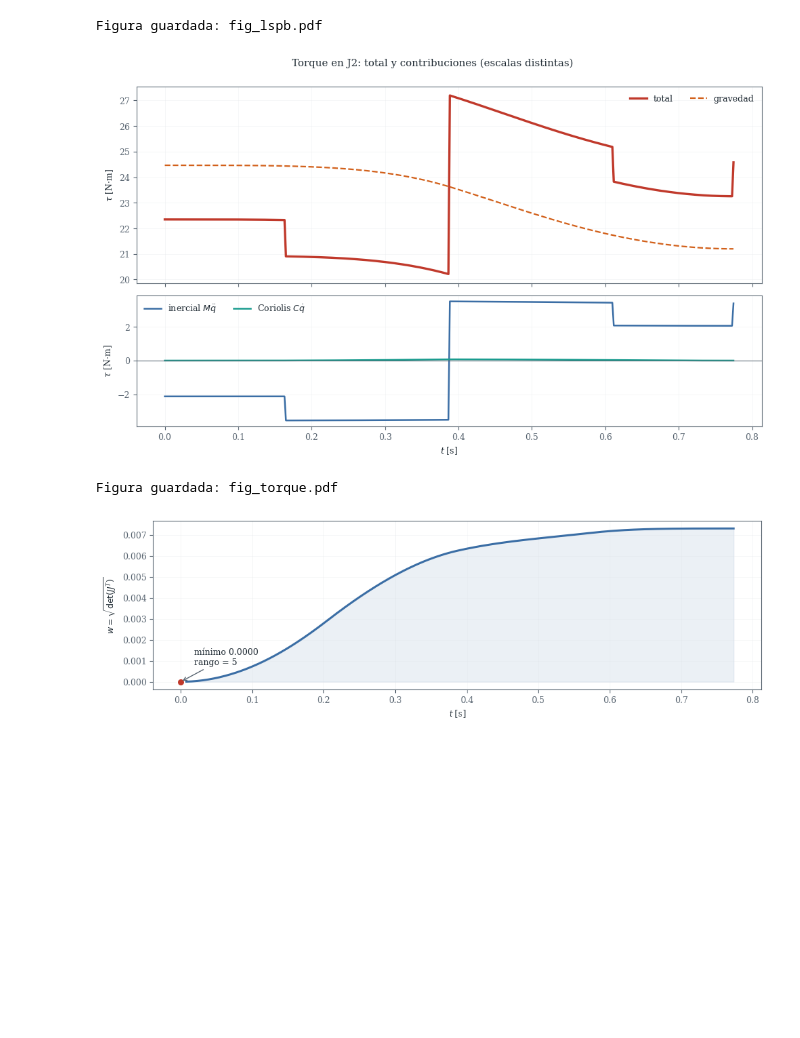
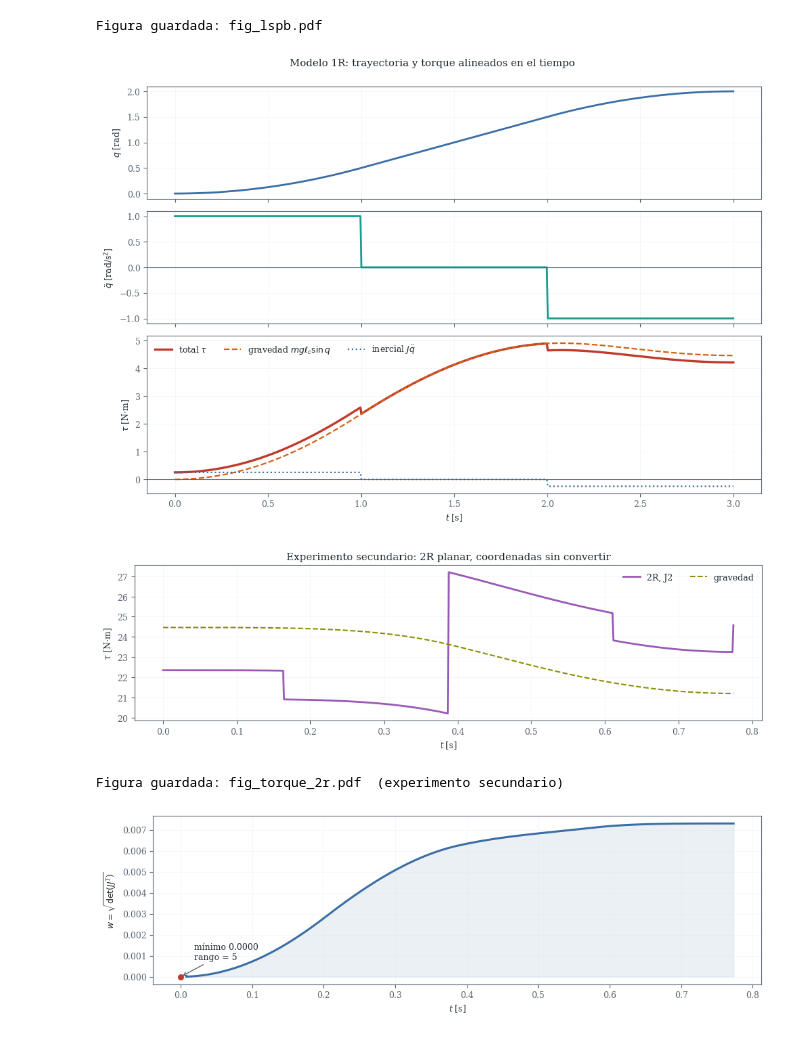
Before and after one commit to FlorenciaFrigerio/pfi-vevas-irb120, a Jupyter notebook: notebooks/Hito2_VEVAS.ipynb, the cells around one changed output. Drawn from its saved outputs; the diff is of its cells as text; code cells hidden in the pictures; blank space fills up the shorter version.

```diff
--- a/notebooks/Hito2_VEVAS.ipynb
+++ b/notebooks/Hito2_VEVAS.ipynb
@@ -1016,26 +1090,49 @@ print("Figura guardada: fig_lspb.pdf")
 [figure]
 Figura guardada: fig_lspb.pdf
 # %%
-# 8.b  Descomposicion del torque
-fig, axs = plt.subplots(2, 1, figsize=(10, 6), sharex=True,
-                        gridspec_kw={"height_ratios": [1.5, 1.0]})
-axs[0].plot(t, tau[:, 0], color="#c0392b", lw=2.4, label="total")
-axs[0].plot(t, gra[:, 0], color="#d2601a", lw=1.6, ls="--", label="gravedad")
-axs[0].set_ylabel(r"$\tau$ [N$\cdot$m]"); axs[0].legend(frameon=False, ncol=2)
-axs[0].grid(alpha=0.3)
-axs[1].plot(t, ine[:, 0], color="#3b6ea5", lw=1.8, label=r"inercial $M\ddot{q}$")
-axs[1].plot(t, cor[:, 0], color="#1a9c8f", lw=1.8, label=r"Coriolis $C\dot{q}$")
+# 8.b  Torque del modelo 1R sobre el ejemplo de clase (bloque principal)
+# La figura fig_torque_1r.pdf ya se genero en la celda 7.b con el mismo
+# conjunto de datos; aqui se muestra en linea para la discusion.
+fig, axs = plt.subplots(3, 1, figsize=(10, 7), sharex=True,
+                        gridspec_kw={"height_ratios": [1.0, 1.0, 1.4]})
+axs[0].plot(t2, r2["q"], color="#3b6ea5", lw=2.0)
+axs[0].set_ylabel(r"$q$ [rad]"); axs[0].grid(alpha=0.3)
+axs[1].plot(t2, r2["qdd"], color="#1a9c8f", lw=2.0)
 axs[1].axhline(0, color="#5a6672", lw=0.8)
-axs[1].set_ylabel(r"$\tau$ [N$\cdot$m]"); axs[1].set_xlabel("$t$ [s]")
-axs[1].legend(frameon=False, ncol=2); axs[1].grid(alpha=0.3)
-plt.suptitle("Torque en J2: total y contribuciones (escalas distintas)", y=1.0)
+axs[1].set_ylabel(r"$\ddot{q}$ [rad/s$^2$]"); axs[1].grid(alpha=0.3)
+axs[2].plot(t2, r2["tau"], color="#c0392b", lw=2.4, label=r"total $\tau$")
+axs[2].plot(t2, r2["tau_gravedad"], color="#d2601a", lw=1.6, ls="--",
+            label=r"gravedad $mg\ell_c\sin q$")
+axs[2].plot(t2, r2["tau_inercial"], color="#3b6ea5", lw=1.6, ls=":",
+            label=r"inercial $J\ddot{q}$")
+axs[2].axhline(0, color="#5a6672", lw=0.8)
+axs[2].set_ylabel(r"$\tau$ [N$\cdot$m]"); axs[2].set_xlabel("$t$ [s]")
+axs[2].legend(frameon=False, ncol=3); axs[2].grid(alpha=0.3)
+plt.suptitle("Modelo 1R: trayectoria y torque alineados en el tiempo", y=1.0)
 plt.tight_layout(); plt.show()
 
-gr.descomposicion_torque(t, res, junta=0, archivo="fig_torque.pdf")
-print("Figura guardada: fig_torque.pdf")
+
+# --- EXPERIMENTO SECUNDARIO DECLARADO: el 2R planar.
+# NO es el modelo que pide la guia. Se conserva porque sus validaciones
+# estructurales (simetria de M, antisimetria de Mdot - 2C, conservacion
+# de energia) son instructivas, pero validan la consistencia interna del
+# 2R consigo mismo: NO prueban que represente las juntas 2 y 3 del
+# IRB 120, porque el adaptador no convierte coordenadas ni geometria.
+res2r = torque_trayectoria(traj, t, idx=(1, 2))
+fig, ax = plt.subplots(figsize=(10, 3.2))
+ax.plot(t, res2r["tau"][:, 0], color="#9b59b6", lw=2.0, label="2R, J2")
+ax.plot(t, res2r["gravedad"][:, 0], color="#8a8f00", lw=1.5, ls="--",
+        label="gravedad")
+ax.set_xlabel("$t$ [s]"); ax.set_ylabel(r"$\tau$ [N$\cdot$m]")
+ax.legend(frameon=False, ncol=2); ax.grid(alpha=0.3)
+ax.set_title("Experimento secundario: 2R planar, coordenadas sin convertir")
+plt.tight_layout(); plt.show()
+gr.descomposicion_torque(t, res2r, junta=0, archivo="fig_torque_2r.pdf")
+print("Figura guardada: fig_torque_2r.pdf  (experimento secundario)")
 # %% [output]
-[figure, old version]
+[figure, new version]
+[figure, added]
-Figura guardada: fig_torque.pdf
+Figura guardada: fig_torque_2r.pdf  (experimento secundario)
 # %%
 # 8.c  Manipulabilidad a lo largo de la trayectoria
 w_t = np.array([medida_manipulabilidad(q_f_[i]) for i in range(0, len(t_f), 3)])
```
Also changed, not shown: parts of 6 cells of this notebook, 1 other file.
